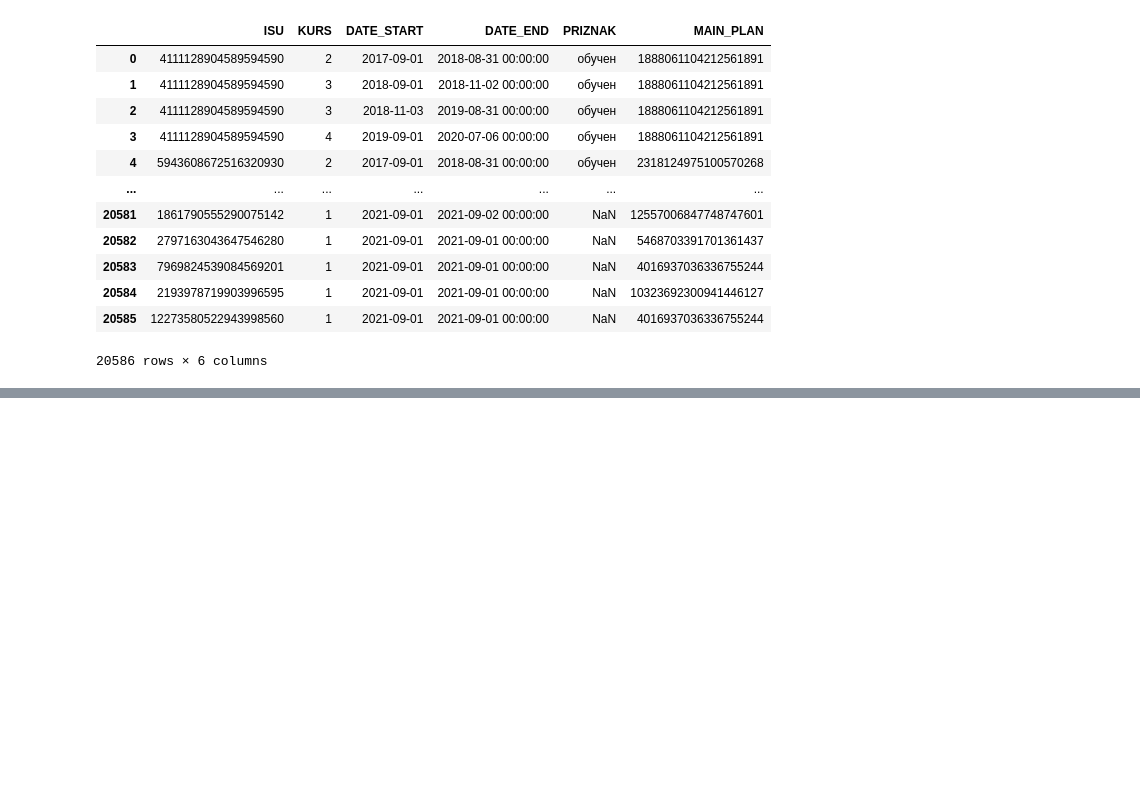
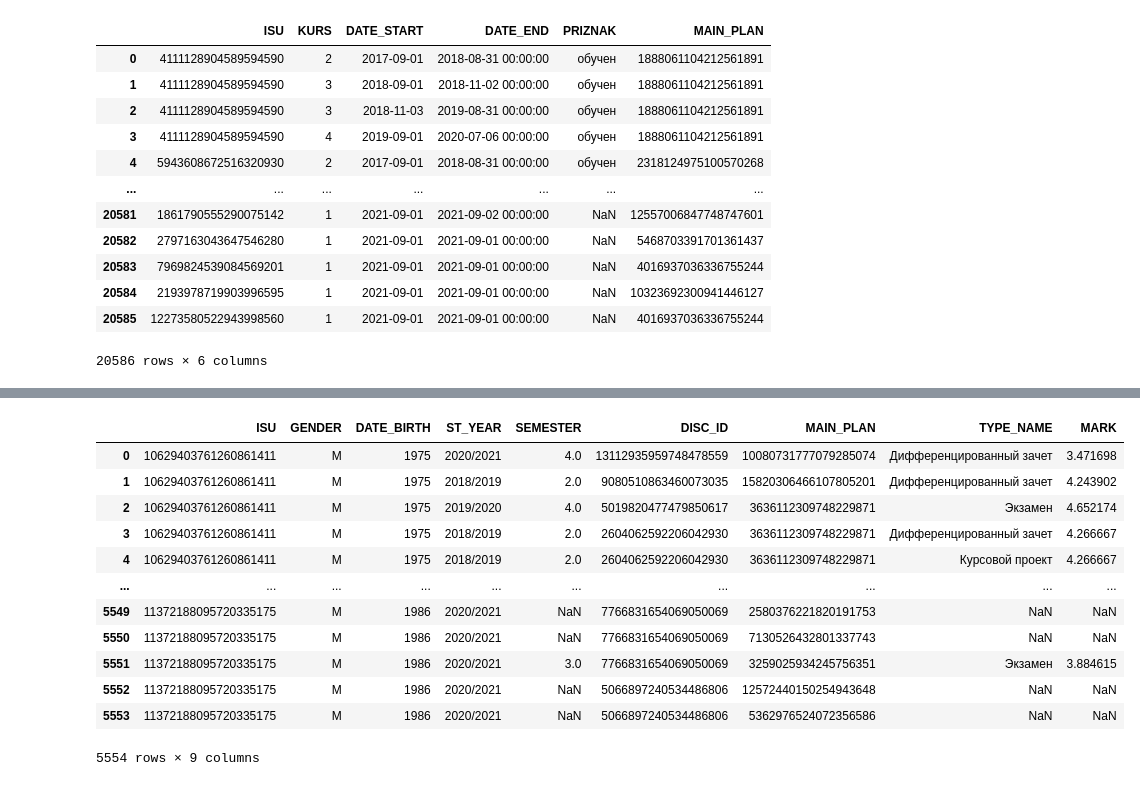
Before and after one commit to gulyaevAA/avito, a Jupyter notebook: Learning Analytics Competition (in progress)/Untitled.ipynb, the cells around one changed output, grey strips where cells are left out. Cells and saved outputs as stored; diff of their text form; code cells hidden in the pictures; blank space fills up the shorter version.

```diff
--- a/Learning Analytics Competition (in progress)/Untitled.ipynb
+++ b/Learning Analytics Competition (in progress)/Untitled.ipynb
@@ -37,0 +133,16 @@ comp_students
+# %%
+comp_teachers
+# %% [output]
+|  | ISU | GENDER | DATE_BIRTH | ST_YEAR | SEMESTER | DISC_ID | MAIN_PLAN | TYPE_NAME | MARK |
+| 0 | 10629403761260861411 | М | 1975 | 2020/2021 | 4.0 | 13112935959748478559 | 10080731777079285074 | Дифференцированный зачет | 3.471698 |
+| 1 | 10629403761260861411 | М | 1975 | 2018/2019 | 2.0 | 9080510863460073035 | 15820306466107805201 | Дифференцированный зачет | 4.243902 |
+| 2 | 10629403761260861411 | М | 1975 | 2019/2020 | 4.0 | 5019820477479850617 | 3636112309748229871 | Экзамен | 4.652174 |
+| 3 | 10629403761260861411 | М | 1975 | 2018/2019 | 2.0 | 2604062592206042930 | 3636112309748229871 | Дифференцированный зачет | 4.266667 |
+| 4 | 10629403761260861411 | М | 1975 | 2018/2019 | 2.0 | 2604062592206042930 | 3636112309748229871 | Курсовой проект | 4.266667 |
+| ... | ... | ... | ... | ... | ... | ... | ... | ... | ... |
+| 5549 | 11372188095720335175 | М | 1986 | 2020/2021 | NaN | 7766831654069050069 | 2580376221820191753 | NaN | NaN |
+| 5550 | 11372188095720335175 | М | 1986 | 2020/2021 | NaN | 7766831654069050069 | 7130526432801337743 | NaN | NaN |
+| 5551 | 11372188095720335175 | М | 1986 | 2020/2021 | 3.0 | 7766831654069050069 | 3259025934245756351 | Экзамен | 3.884615 |
+| 5552 | 11372188095720335175 | М | 1986 | 2020/2021 | NaN | 5066897240534486806 | 12572440150254943648 | NaN | NaN |
+| 5553 | 11372188095720335175 | М | 1986 | 2020/2021 | NaN | 5066897240534486806 | 5362976524072356586 | NaN | NaN |
+5554 rows × 9 columns
```
Also changed, not shown: parts of 13 cells of this notebook.
